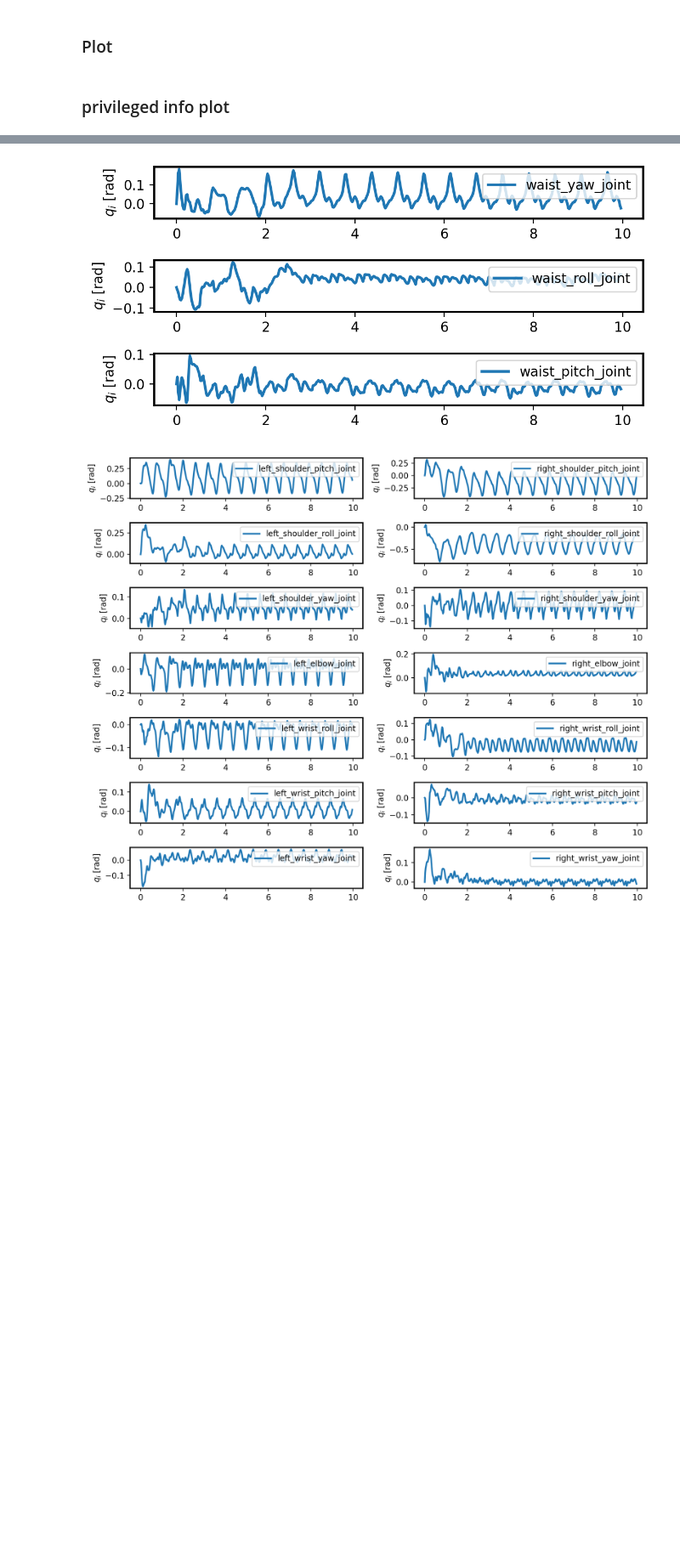
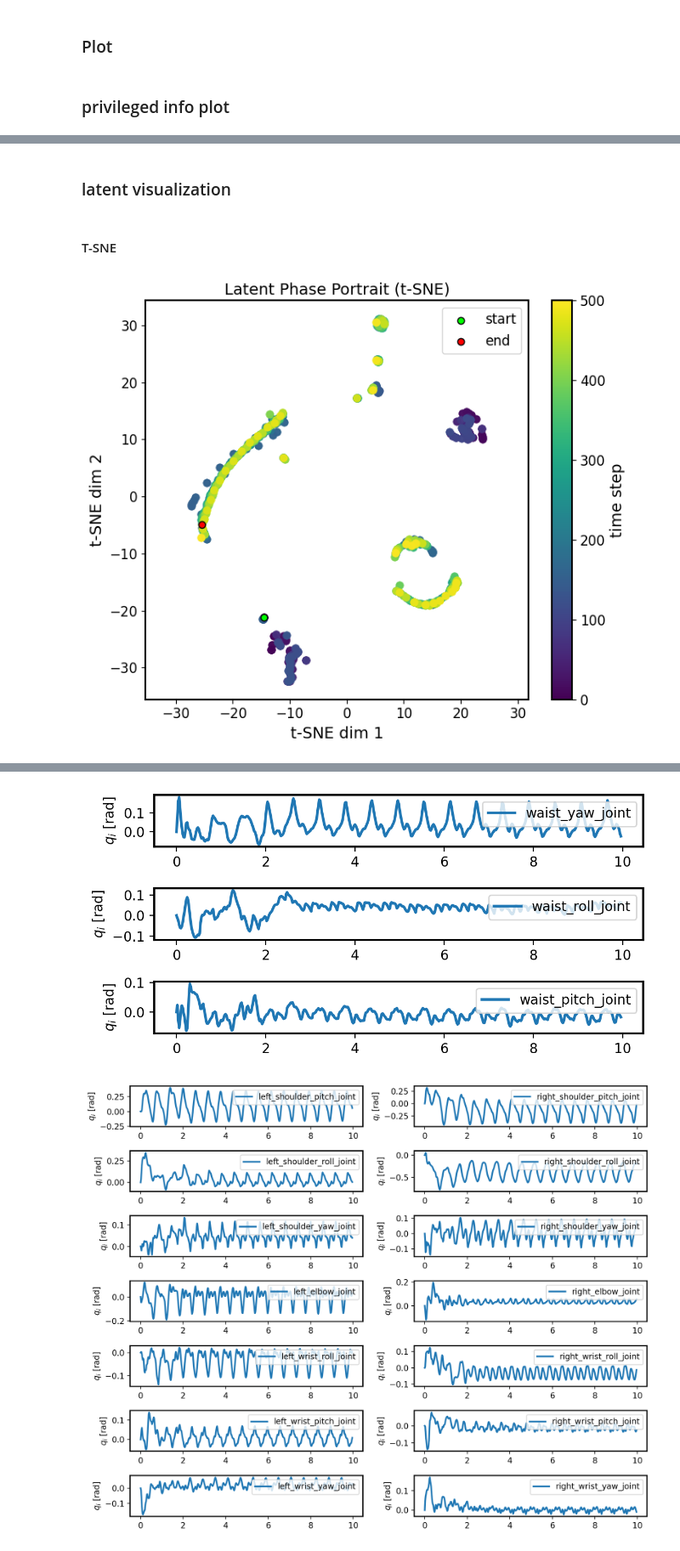
Before and after one commit to andyzong16/Isaaclab_Training, a Jupyter notebook: scripts/reinforcement_learning/rsl_rl/plot.ipynb, the cells around one changed output, grey strips where cells are left out. Shown at 85% size. Drawn from its saved outputs; the diff is of its cells as text; code cells hidden in the pictures; blank space fills up the shorter version.

```diff
--- a/scripts/reinforcement_learning/rsl_rl/plot.ipynb
+++ b/scripts/reinforcement_learning/rsl_rl/plot.ipynb
@@ -208,0 +219,54 @@ ax.grid(True, linestyle='--', linewidth=0.5, alpha=0.7)
+# %% [markdown]
+### latent visualization
+# %% [markdown]
+#### T-SNE
+# %%
+ENV_ID = 0
+latent_z = latent[ENV_ID]
+mu = latent_z.mean(axis=0, keepdims=True)          # (1, latent_dim)
+std = latent_z.std(axis=0, keepdims=True) + 1e-8   # avoid div-by-zero
+latent_z = (latent_z - mu) / std
+# latent_z = latent_z[300:, :]
+
+
+import matplotlib.pyplot as plt
+import matplotlib.cm as cm
+from sklearn.manifold import TSNE
+
+# ── t-SNE: collapse (seq_len, latent_dim) → (seq_len, 2) ─────
+tsne = TSNE(
+    n_components=2,
+    perplexity=min(30, len(latent_z) - 1),
+    max_iter=1000,
+    random_state=42,
+)
+z_2d = tsne.fit_transform(latent_z)   # (seq_len, 2)
+
+# ── phase portrait ─────────────────────────────────────────────
+seq_len = len(z_2d)
+t = np.arange(seq_len)                # time index for coloring
+
+fig, ax = plt.subplots(figsize=(7, 6))
+
+# draw trajectory segments colored by time
+for i in range(seq_len - 1):
+    color = cm.viridis(t[i] / seq_len)
+    ax.scatter(z_2d[i:i+2, 0], z_2d[i:i+2, 1], color=color, lw=1.2, alpha=0.85)
+
+# mark start / end
+ax.scatter(*z_2d[0],  c="lime",   zorder=5, label="start", edgecolors="k")
+ax.scatter(*z_2d[-1], c="red",    zorder=5, label="end",   edgecolors="k")
+
+sm = plt.cm.ScalarMappable(cmap="viridis", norm=plt.Normalize(0, seq_len))
+sm.set_array([])
+plt.colorbar(sm, ax=ax, label="time step")
+
+ax.set_xlabel("t-SNE dim 1")
+ax.set_ylabel("t-SNE dim 2")
+ax.set_title(f"Latent Phase Portrait (t-SNE)")
+ax.legend(loc="upper right")
+plt.tight_layout()
+plt.axis("equal")
+plt.show()
+# %% [output]
+[figure, added]
```
Also changed, not shown: parts of 7 cells of this notebook, 14 other files.
